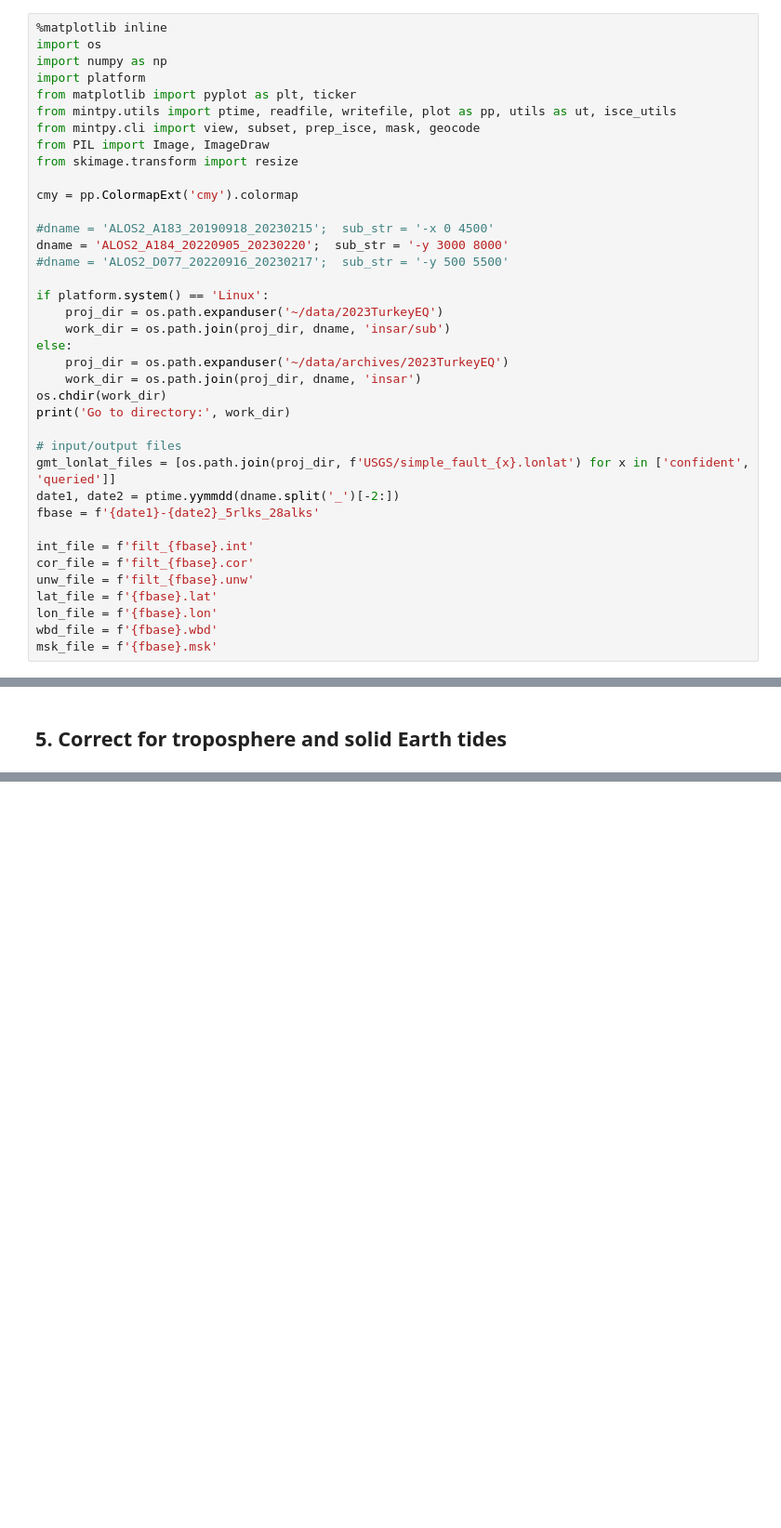
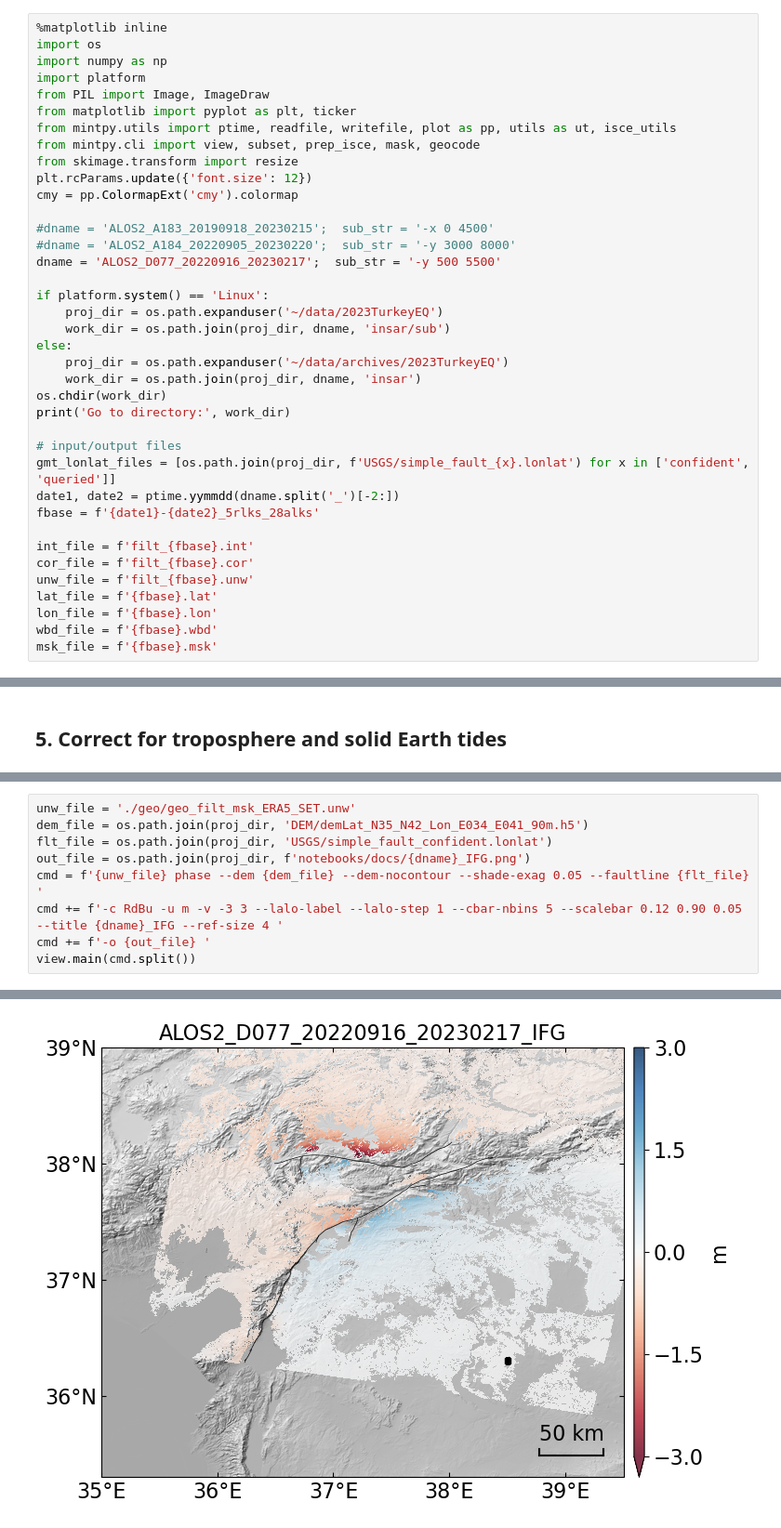
Before and after one commit to yunjunz/2023-Turkey-EQ, a Jupyter notebook: ifgram_postproc.ipynb, the cells around one changed output, grey strips where cells are left out. Shown at 93% size. Cells and saved outputs as stored; diff of their text form; blank space fills up the shorter version.

Commit message:
ifgram: correct for SET and tropo + plot

```diff
--- a/ifgram_postproc.ipynb
+++ b/ifgram_postproc.ipynb
@@ -5,17 +5,17 @@
 import os
 import numpy as np
 import platform
+from PIL import Image, ImageDraw
 from matplotlib import pyplot as plt, ticker
 from mintpy.utils import ptime, readfile, writefile, plot as pp, utils as ut, isce_utils
 from mintpy.cli import view, subset, prep_isce, mask, geocode
-from PIL import Image, ImageDraw
 from skimage.transform import resize
-
+plt.rcParams.update({'font.size': 12})
 cmy = pp.ColormapExt('cmy').colormap
 
 #dname = 'ALOS2_A183_20190918_20230215';  sub_str = '-x 0 4500'
-dname = 'ALOS2_A184_20220905_20230220';  sub_str = '-y 3000 8000'
-#dname = 'ALOS2_D077_20220916_20230217';  sub_str = '-y 500 5500'
+#dname = 'ALOS2_A184_20220905_20230220';  sub_str = '-y 3000 8000'
+dname = 'ALOS2_D077_20220916_20230217';  sub_str = '-y 500 5500'
 
 if platform.system() == 'Linux':
     proj_dir = os.path.expanduser('~/data/2023TurkeyEQ')
@@ -482,0 +505,10 @@ KeyError: 'REF_Y'
+# %%
+unw_file = './geo/geo_filt_msk_ERA5_SET.unw'
+dem_file = os.path.join(proj_dir, 'DEM/demLat_N35_N42_Lon_E034_E041_90m.h5')
+flt_file = os.path.join(proj_dir, 'USGS/simple_fault_confident.lonlat')
+out_file = os.path.join(proj_dir, f'notebooks/docs/{dname}_IFG.png')
+cmd = f'{unw_file} phase --dem {dem_file} --dem-nocontour --shade-exag 0.05 --faultline {flt_file} '
+cmd += f'-c RdBu -u m -v -3 3 --lalo-label --lalo-step 1 --cbar-nbins 5 --scalebar 0.12 0.90 0.05 --title {dname}_IFG --ref-size 4 '
+cmd += f'-o {out_file} '
+view.main(cmd.split())
+# %% [output]
@@ -482,0 +532 @@ KeyError: 'REF_Y'
+[figure, added]
```
Also changed, not shown: parts of 7 cells of this notebook.
